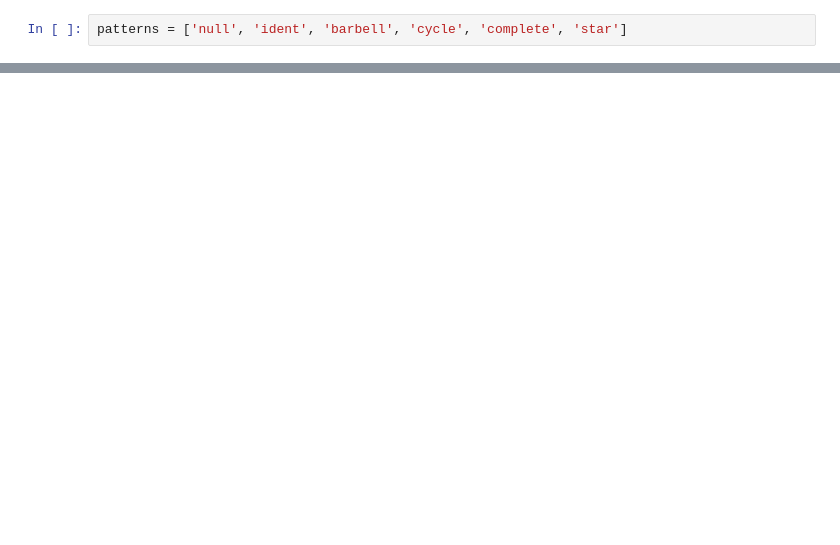
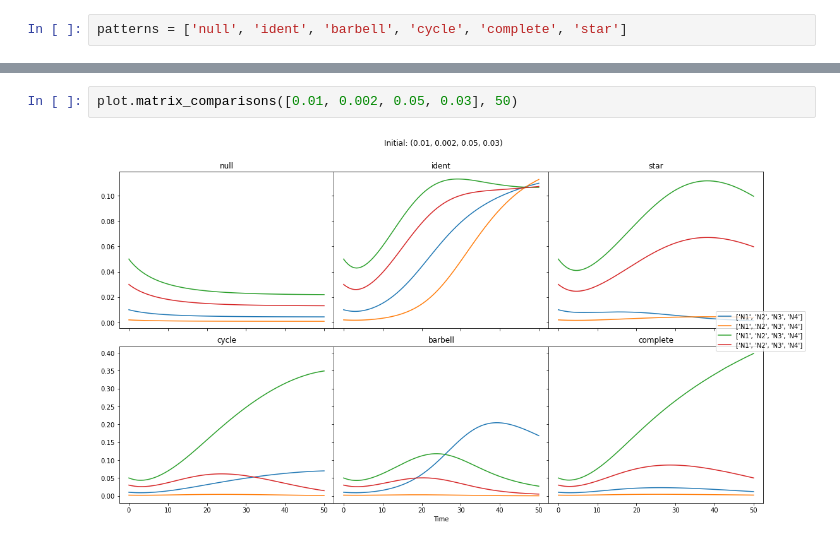
Before and after one commit to DJSiddharthVader/Simulations-02712-Project, a Jupyter notebook: src/patterns_analysis.ipynb, the cells around one changed output, grey strips where cells are left out. Cells and saved outputs as stored; diff of their text form; blank space fills up the shorter version.

```diff
--- a/src/patterns_analysis.ipynb
+++ b/src/patterns_analysis.ipynb
@@ -69,0 +108,4 @@ analysis([0.01, 0.002, 0.05, 0.03], patterns, 50)
+# %%
+plot.matrix_comparisons([0.01, 0.002, 0.05, 0.03], 50)
+# %% [output]
+[figure, added]
```
Also changed, not shown: parts of 4 cells of this notebook, 1 other file.
